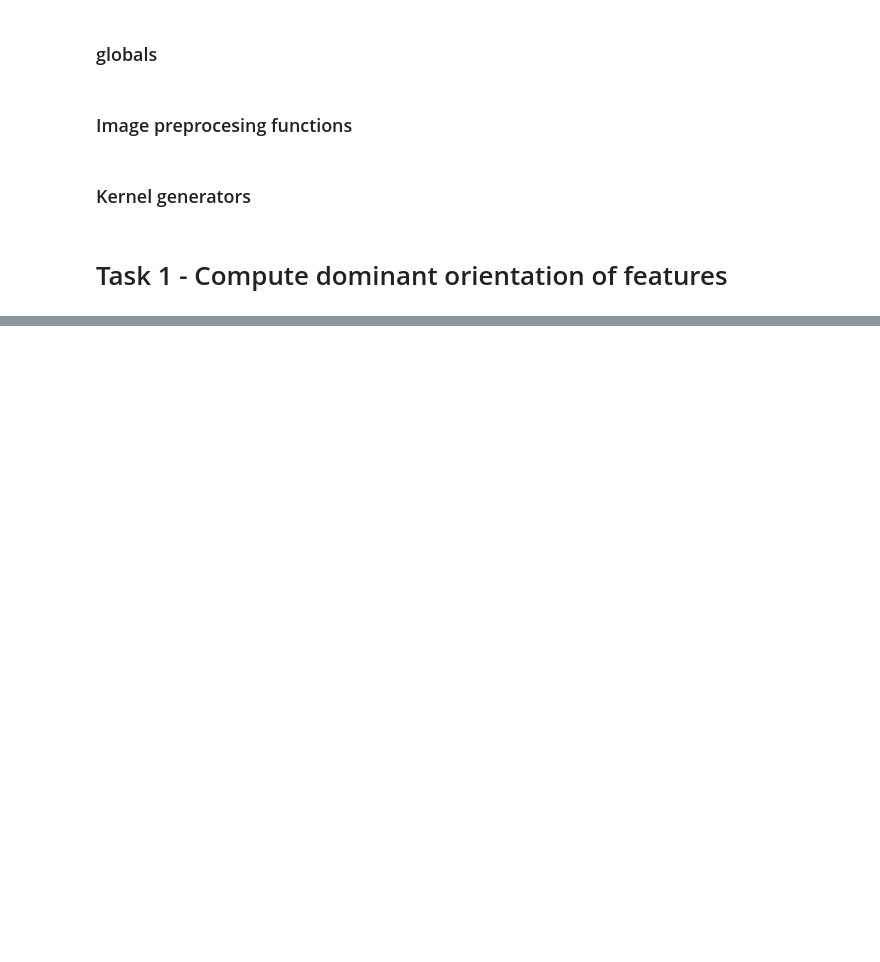
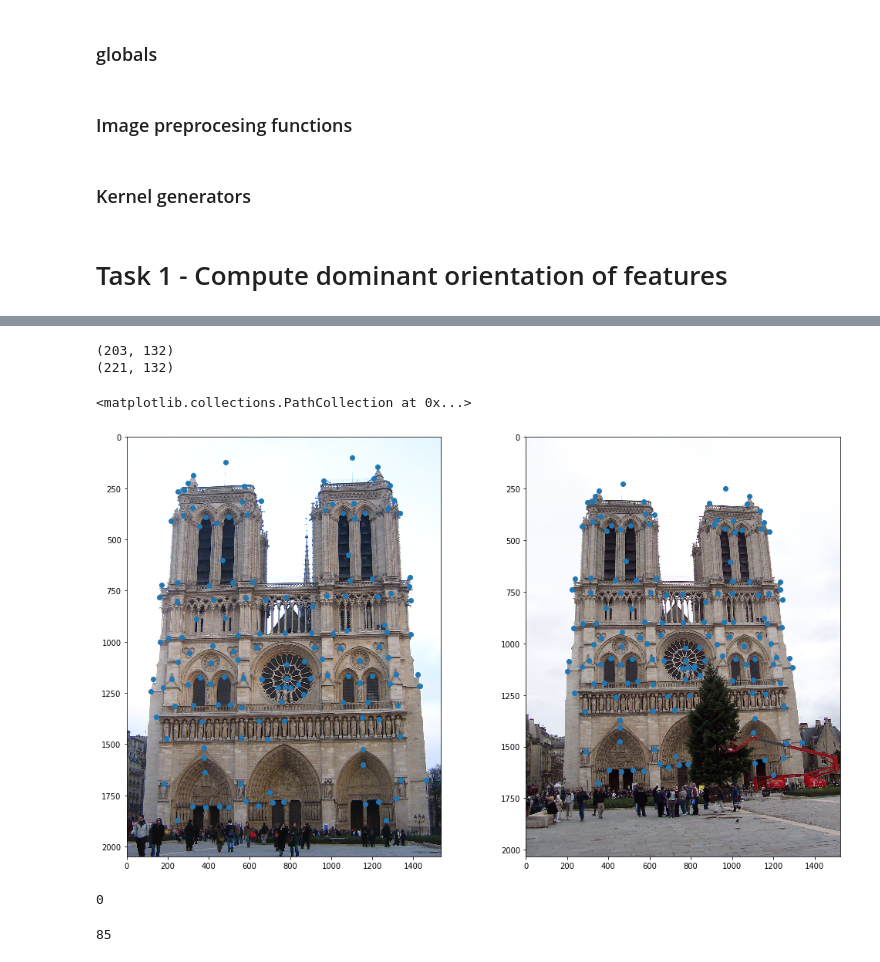
Before and after one commit to jdzejdzej/ComputerVision, a Jupyter notebook: lab_5/lab5.ipynb, the cells around one changed output, grey strips where cells are left out. Cells and saved outputs as stored; diff of their text form; code cells hidden in the pictures; blank space fills up the shorter version.

```diff
--- a/lab_5/lab5.ipynb
+++ b/lab_5/lab5.ipynb
@@ -13,3 +12,9 @@ notre_dame = imread('data/Notre Dame/1_o.jpg')
+# %%
+notre_dame = imread('data/Notre Dame/1_o.jpg')
+notre_dame2 = imread('data/Notre Dame/2_o.jpg')
+features = loadmat('data/Notre Dame/f_o.mat')
+notre_dame_f = np.hstack((features['x1'], features['y1']))
+notre_dame2_f = np.hstack((features['x2'], features['y2']))
 # %% [markdown]
 ### Visualizators
 # %%
@@ -135,0 +246,20 @@ for hist, bins in r:
+# %%
+features1 = [(x, y, 1.5) for y, x in p1]
+desc1 = compute_features_descriptors(notre_dame, [(x, y, 1.5) for x, y in notre_dame_f])
+
+features2 = [(x, y, 1.5) for y, x in p2]
+desc2 = compute_features_descriptors(notre_dame2, [(x, y, 1.5) for x, y in notre_dame2_f])
+# %% [output]
+(203, 132)
+(221, 132)
+# %%
+fig = figure(figsize=(17, 10))
+ax = fig.subplots(1, 2)
+ax[0].imshow(notre_dame)
+ax[0].scatter(notre_dame_f[:,0], notre_dame_f[:, 1])
+
+ax[1].imshow(notre_dame2)
+ax[1].scatter(notre_dame2_f[:,0], notre_dame2_f[:, 1])
+# %% [output]
+<matplotlib.collections.PathCollection at 0x...>
+[figure, added]
@@ -135,0 +270,8 @@ for hist, bins in r:
+# %%
+np.argmin(desc1[:, 4:]**2 + C[:, 4:]**2)
+# %% [output]
+0
+# %%
+np.argmin(cdist(desc1[:, 4:],desc2[:, 4:]),1)[0]
+# %% [output]
+85
```
Also changed, not shown: parts of 20 cells of this notebook.
